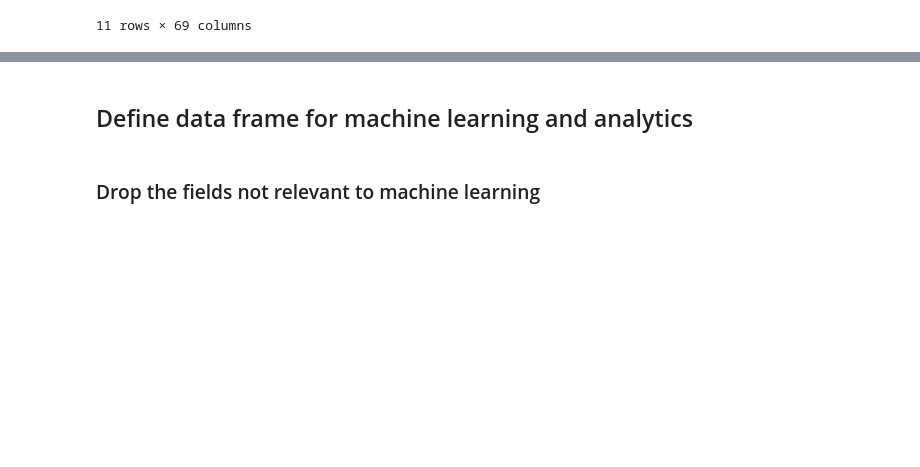
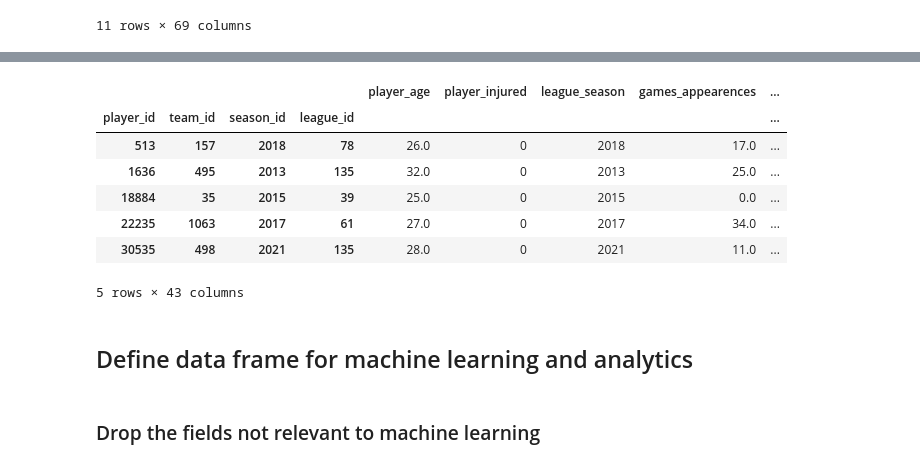
Before and after one commit to victor-shvets/Sports-analytics, a Jupyter notebook: football-transform.ipynb, the cells around one changed output, grey strips where cells are left out. Drawn from its saved outputs; the diff is of its cells as text; code cells hidden in the pictures; blank space fills up the shorter version.

```diff
--- a/football-transform.ipynb
+++ b/football-transform.ipynb
@@ -107,3 +172,14 @@ dfFootballCSV.iloc[:,10:].describe(include='all')
+# %%
+dfFootballCSV.sample(5).groupby(['player_id','team_id','season_id','league_id']).sum()
+# %% [output]
+|  |  |  |  | player_age | player_injured | league_season | games_appearences | ... |
+| player_id | team_id | season_id | league_id |  |  |  |  | ... |
+| 513 | 157 | 2018 | 78 | 26.0 | 0 | 2018 | 17.0 | ... |
+| 1636 | 495 | 2013 | 135 | 32.0 | 0 | 2013 | 25.0 | ... |
+| 18884 | 35 | 2015 | 39 | 25.0 | 0 | 2015 | 0.0 | ... |
+| 22235 | 1063 | 2017 | 61 | 27.0 | 0 | 2017 | 34.0 | ... |
+| 30535 | 498 | 2021 | 135 | 28.0 | 0 | 2021 | 11.0 | ... |
+5 rows × 43 columns
 # %% [markdown]
 ## Define data frame for machine learning and analytics
 # %% [markdown]
```
Also changed, not shown: parts of 26 cells of this notebook, 4 other files.
